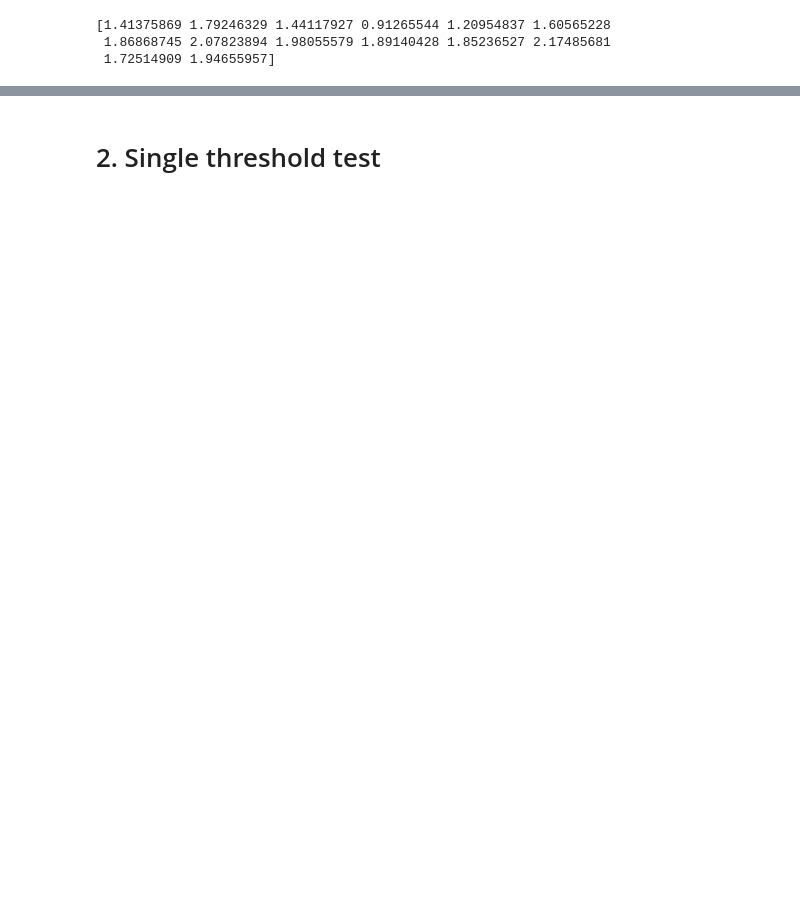
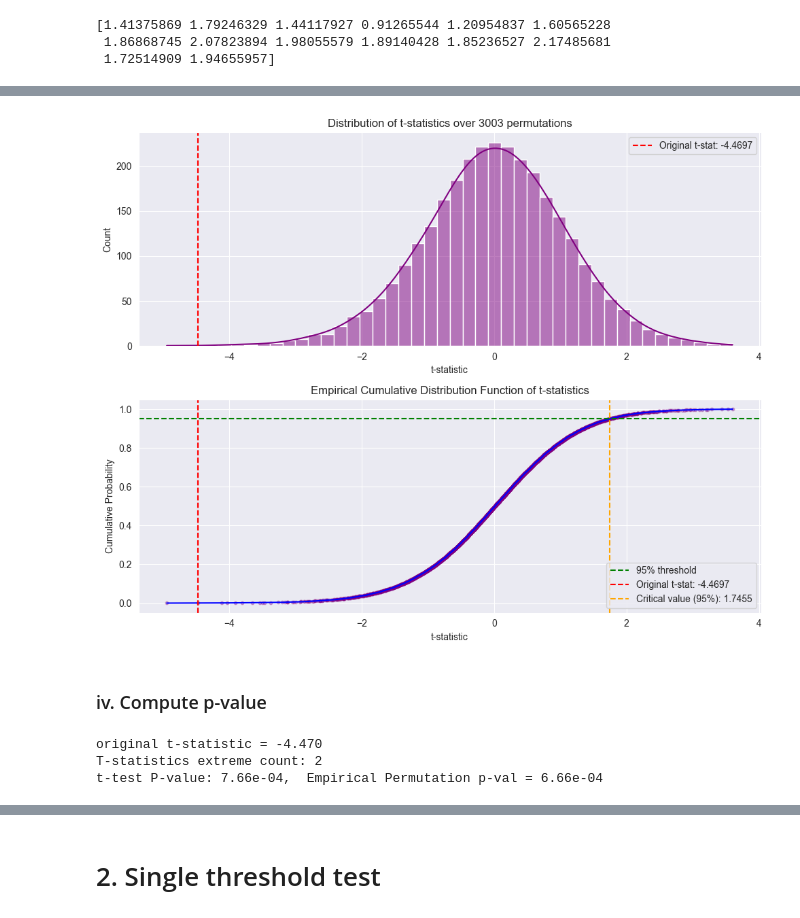
Before and after one commit to the-rich-piana/COMP_0118_CMBI, a Jupyter notebook: CW2/CW2_2.ipynb, the cells around one changed output, grey strips where cells are left out. Cells and saved outputs as stored; diff of their text form; code cells hidden in the pictures; blank space fills up the shorter version.

```diff
--- a/CW2/CW2_2.ipynb
+++ b/CW2/CW2_2.ipynb
@@ -24,7 +32,7 @@ sns.histplot(samples_2, color="green")
 # %% [markdown]
 ## a.
 # %%
-original_t_stat, pvalue =  stats.ttest_ind(samples_1, samples_2, random_state=random_seed, equal_var=False)
+original_t_stat, pvalue =  stats.ttest_ind(samples_1, samples_2, random_state=random_seed, equal_var=True)
 print("T-statistic: %.10f" % original_t_stat)
 print("p-value: %.10f" % pvalue)
 print("p-value: %.2e" % pvalue)
@@ -45,0 +93,50 @@ print(D)
+# %%
+t_stats_sorted = np.sort(D_t_stats)
+
+critical_index = int(0.95 * len(t_stats_sorted))
+critical_value = t_stats_sorted[critical_index]
+ecdf_result = stats.ecdf(D_t_stats)
+x_values = np.linspace(min(D_t_stats), max(D_t_stats), 1000)
+
+plt.figure(figsize=(10, 8))
+plt.subplot(2, 1, 1)
+sns.histplot(D_t_stats, color="purple", kde=True)
+plt.title("Distribution of t-statistics over 3003 permutations")
+plt.xlabel('t-statistic')
+plt.ylabel('Count')
+plt.axvline(x=original_t_stat, color='red', linestyle='--',
+            label=f'Original t-stat: {original_t_stat:.4f}')
+plt.legend()
+
+
+plt.subplot(2, 1, 2)
+plt.plot(ecdf_result.cdf.quantiles, ecdf_result.cdf.probabilities, color='blue', linewidth=1.5)
+plt.scatter(ecdf_result.cdf.quantiles, ecdf_result.cdf.probabilities, color='purple', alpha=0.3, s=10)
+plt.axhline(y=0.95, color='green', linestyle='--',
+            label='95% threshold')
+plt.axvline(x=original_t_stat, color='red', linestyle='--',
+            label=f'Original t-stat: {original_t_stat:.4f}')
+plt.axvline(x=critical_value, color='orange', linestyle='--',
+            label=f'Critical value (95%): {critical_value:.4f}')
+plt.title("Empirical Cumulative Distribution Function of t-statistics")
+plt.xlabel('t-statistic')
+plt.ylabel('Cumulative Probability')
+plt.legend()
+plt.tight_layout()
+plt.show()
+# %% [output]
+[figure, added]
+# %% [markdown]
+### iv. Compute p-value
+# %%
+#  TWO-sided p-value
+t_stat_num_extreme = (np.abs(D_t_stats) >= np.abs(original_t_stat)).sum()
+p_val_perms_correct = t_stat_num_extreme / N
+
+print(f'original t-statistic = {original_t_stat:.3f}')
+print(f'T-statistics extreme count: {t_stat_num_extreme}')
+print(f't-test P-value: {pvalue:.2e},  Empirical Permutation p-val = {p_val_perms_correct:.2e}')
+# %% [output]
+original t-statistic = -4.470
+T-statistics extreme count: 2
+t-test P-value: 7.66e-04,  Empirical Permutation p-val = 6.66e-04
```
Also changed, not shown: parts of 25 cells of this notebook, 11 other files.
